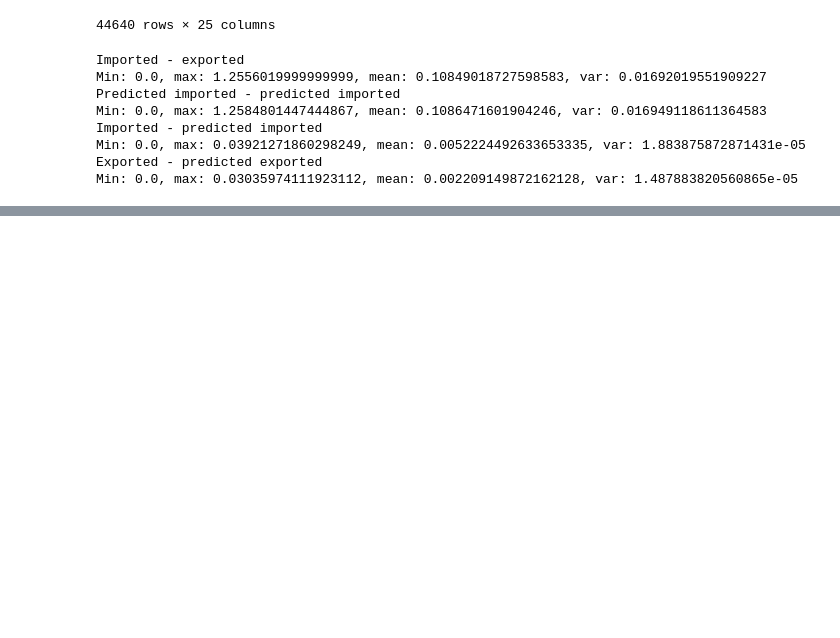
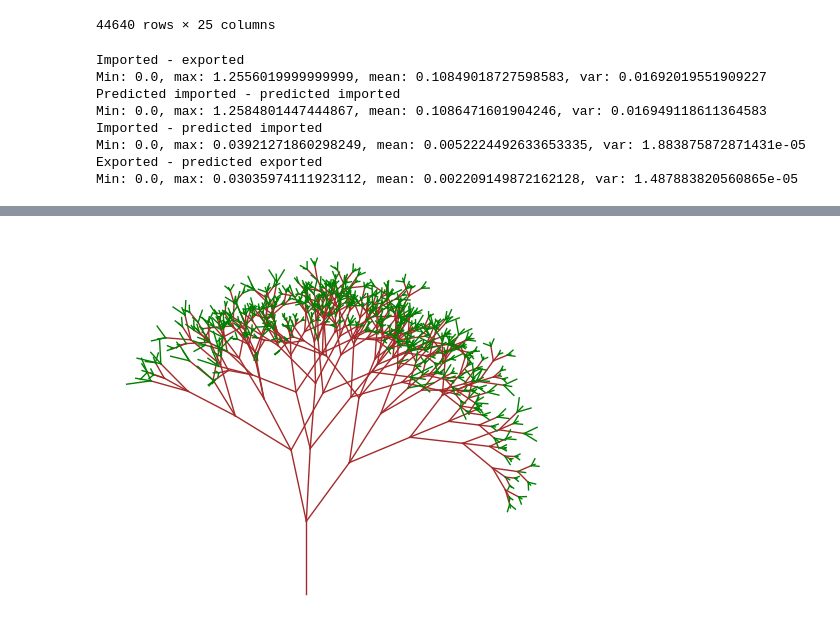
Before and after one commit to KajetanPoliak/greenhack2024, a Jupyter notebook: Pepa_ntb.ipynb, the cells around one changed output, grey strips where cells are left out. Saved outputs shown, nothing was run; the diff lists cells and outputs as text; code cells hidden in the pictures; blank space fills up the shorter version.

Commit message:
animation done

```diff
--- a/Pepa_ntb.ipynb
+++ b/Pepa_ntb.ipynb
@@ -242,0 +269,40 @@ tree.draw()
+# %%
+class TreeAnimation:
+    def __init__(self, tree, updater):
+        self.fig, self.ax = plt.subplots()
+        self.tree = tree
+        self.updater = updater
+
+    def clear_plot(self):
+        self.ax.cla()
+        self.ax.set_aspect('equal')
+        self.ax.axis('off')
+
+    def init_animation(self):
+        self.clear_plot()
+        result = self.tree.get_closed_lines(self.ax) + self.tree.get_open_lines(self.ax, 1)
+        return result
+
+    def update_animation(self, frame):
+        self.clear_plot()
+        remainder = frame % self.updater.frames_per_update
+        result = []
+        if (remainder == 0):
+            self.tree.next(self.updater.branch_ratio, self.updater.branch_angle, self.updater.pertub_fn, 0.8)
+            result = self.tree.get_closed_lines(self.ax)
+        else:
+            result = self.tree.get_closed_lines(self.ax) + self.tree.get_open_lines(self.ax, remainder / self.updater.frames_per_update)
+        return result
+
+    def animate(self):
+        frames = self.updater.depth * self.updater.frames_per_update
+        ani = animation.FuncAnimation(self.fig, self.update_animation, frames=frames,
+                                      init_func=self.init_animation, blit=True)
+        return ani
+# %%
+tree = Tree(np.pi / 2)
+updater = TreeUpdater(7, 25, 0.9, np.pi / 6, lambda x: pertubation(x, depth))
+anim_tree = TreeAnimation(tree, updater)
+ani = anim_tree.animate()
+HTML(ani.to_html5_video())
+# %% [output]
@@ -242,0 +310 @@ tree.draw()
+[figure, added]
```
Also changed, not shown: parts of 8 cells of this notebook.
